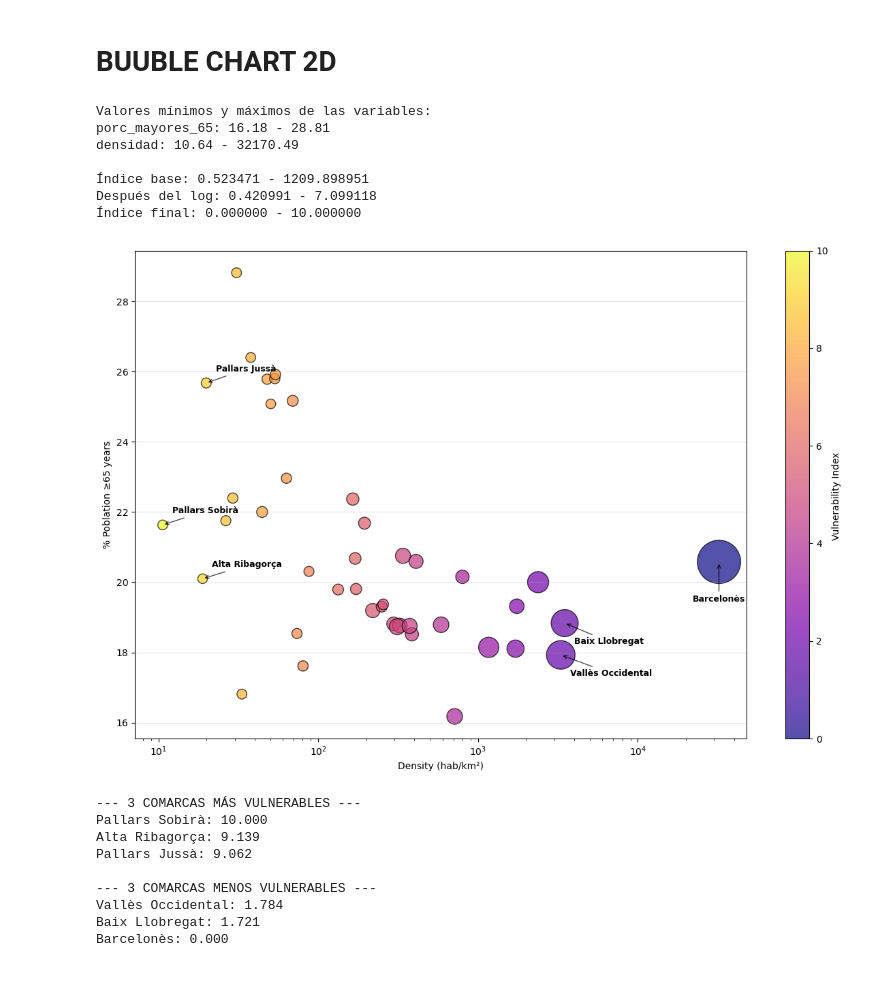
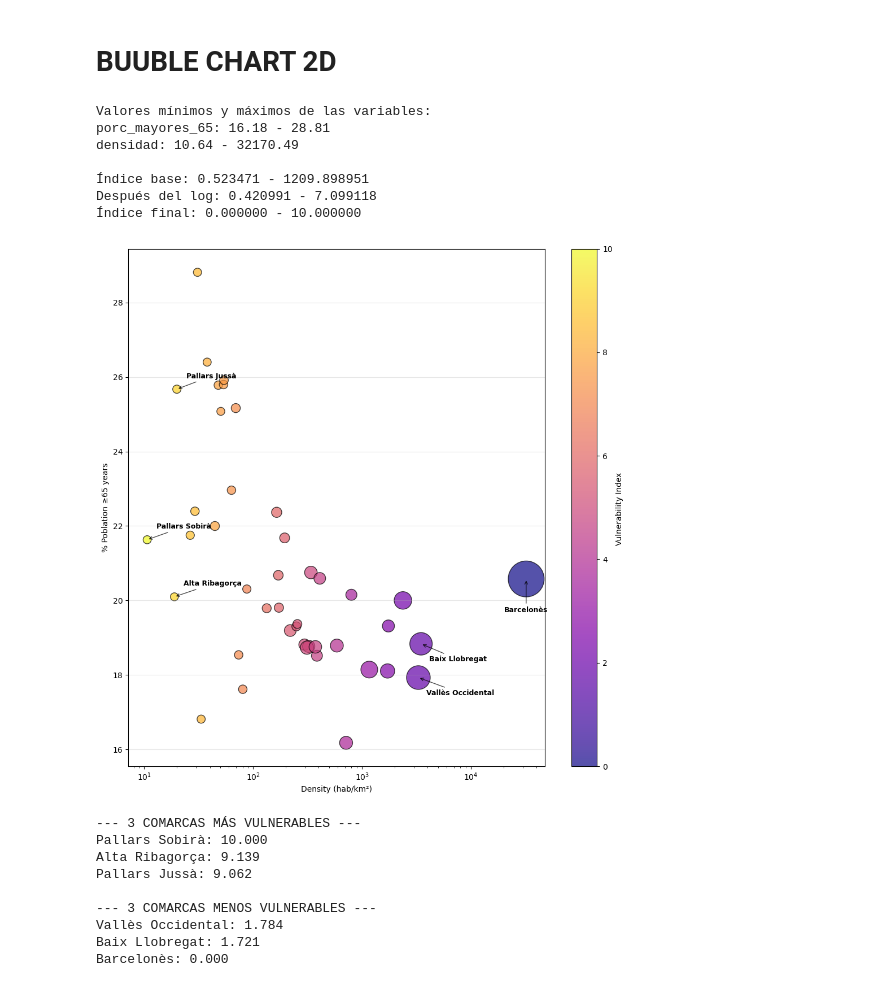
Before and after one commit to alexdeharo269/CatDef, a Jupyter notebook: javierfernandez.ipynb, the cells around one changed output. Drawn from its saved outputs; the diff is of its cells as text; code cells hidden in the pictures.

```diff
--- a/javierfernandez.ipynb
+++ b/javierfernandez.ipynb
@@ -705,7 +705,7 @@ gdf_comarca_panel = gdf_comarca.merge(df_panel[['comarca', 'color_rgb', 'dens_no
                                      left_on="NOMCOMAR", right_on="comarca", how="left")
 
 # Plot combinado
-fig = plt.figure(figsize=(22, 10))
+fig = plt.figure(figsize=(15, 10))
 gs = fig.add_gridspec(1, 2, width_ratios=[2, 1], wspace=0.2)
 
 # Mapa principal - TODAS las comarcas deben aparecer
@@ -760,10 +760,10 @@ y = df_panel["porc_norm"].values
 ax.set_xlim(0, 1)
 ax.set_ylim(0, 1)
 ax.set_aspect('equal', 'box')
-ax.set_xlabel("Density (log-normalized) →", fontsize=12, fontweight='bold')
-ax.set_ylabel("Percentage >65 years →", fontsize=12, fontweight='bold')
+ax.set_xlabel("Density (log-normalized) ", fontsize=12, fontweight='bold')
+ax.set_ylabel("% Poblation >65 years ", fontsize=12, fontweight='bold')
 ax.set_title("Aging Relation ↔ Density\nCatalonian Regions",
-             fontsize=14, fontweight='bold', pad=15)
+             fontsize=12, fontweight='bold', pad=15)
 ax.grid(True, alpha=0.3, linestyle='--')
 
 plt.tight_layout()
@@ -1180,7 +1191,7 @@ gdf_comarca_panel = gdf_comarca_panel.merge(df_panel[['comarca', 'color_rgb']],
 
 # Hacemos el plot final
 
-fig = plt.figure(figsize=(22, 10))
+fig = plt.figure(figsize=(15, 10))
 gs = fig.add_gridspec(1, 2, width_ratios=[2, 1], wspace=0.2)
 
 # Mapa principal
@@ -1226,7 +1237,7 @@ ax.set_aspect('equal', 'box')
 ax.set_xlabel("Density (log-normalized) →", fontsize=12, fontweight='bold')
 ax.set_ylabel("Mean age (normalized) →", fontsize=12, fontweight='bold')
 ax.set_title("Relation Mean Age ↔ Density \n Catalonian Regions",
-             fontsize=14, fontweight='bold', pad=15)
+             fontsize=12, fontweight='bold', pad=15)
 ax.grid(True, alpha=0.3, linestyle='--')
 
 plt.tight_layout()
@@ -1419,7 +1430,7 @@ print(f"Índice final: {df['indice_vulnerabilidad'].min():.6f} - {df['indice_vul
 
 # Bubble plot con índice de vulnerabilidad
 
-plt.figure(figsize=(12, 8))
+plt.figure(figsize=(10, 10))
 
 scatter = plt.scatter(
     df['densidad'],
@@ -1454,8 +1465,8 @@ for idx, row in top_3_vulnerables.iterrows():
     plt.annotate(
         row['NOMCOMAR'],
         xy=(row['densidad'], row['porc_mayores_65']),
-        xytext=(10, 10), textcoords='offset points',
-        fontsize=9, color='black', fontweight='bold',
+        xytext=(12, 12), textcoords='offset points',
+        fontsize=12, color='black', fontweight='bold',
         ha='left',
         va='bottom',
         arrowprops=dict(arrowstyle='->', color='black', alpha=0.7)
@@ -1477,35 +1488,35 @@ for idx, row in bottom_3_vulnerables.iterrows():
         row['NOMCOMAR'],
         xy=(row['densidad'], row['porc_mayores_65']),
         xytext=xytext_val,
         textcoords='offset points',
-        fontsize=9, color='black', fontweight='bold',
+        fontsize=12, color='black', fontweight='bold',
         ha=ha_val,
         va=va_val,
         arrowprops=dict(arrowstyle='->', color='black', alpha=0.7)
     )
 
 
 plt.grid(True, alpha=0.3, axis = 'y')
 plt.tight_layout()
 plt.show()
 
 # Mostramos los nombres en consola también
 print("\n--- 3 COMARCAS MÁS VULNERABLES ---")
 for idx, row in top_3_vulnerables.iterrows():
     print(f"{row['NOMCOMAR']}: {row['indice_vulnerabilidad']:.3f}")
 
 print("\n--- 3 COMARCAS MENOS VULNERABLES ---")
 for idx, row in bottom_3_vulnerables.iterrows():
     print(f"{row['NOMCOMAR']}: {row['indice_vulnerabilidad']:.3f}")
 # %% [output]
 Valores mínimos y máximos de las variables:
 porc_mayores_65: 16.18 - 28.81
 densidad: 10.64 - 32170.49
 
 Índice base: 0.523471 - 1209.898951
 Después del log: 0.420991 - 7.099118
 Índice final: 0.000000 - 10.000000
-[figure, old version]
+[figure, new version]
 --- 3 COMARCAS MÁS VULNERABLES ---
 Pallars Sobirà: 10.000
 Alta Ribagorça: 9.139
```
Also changed, not shown: parts of 3 cells of this notebook, 1 other file.
